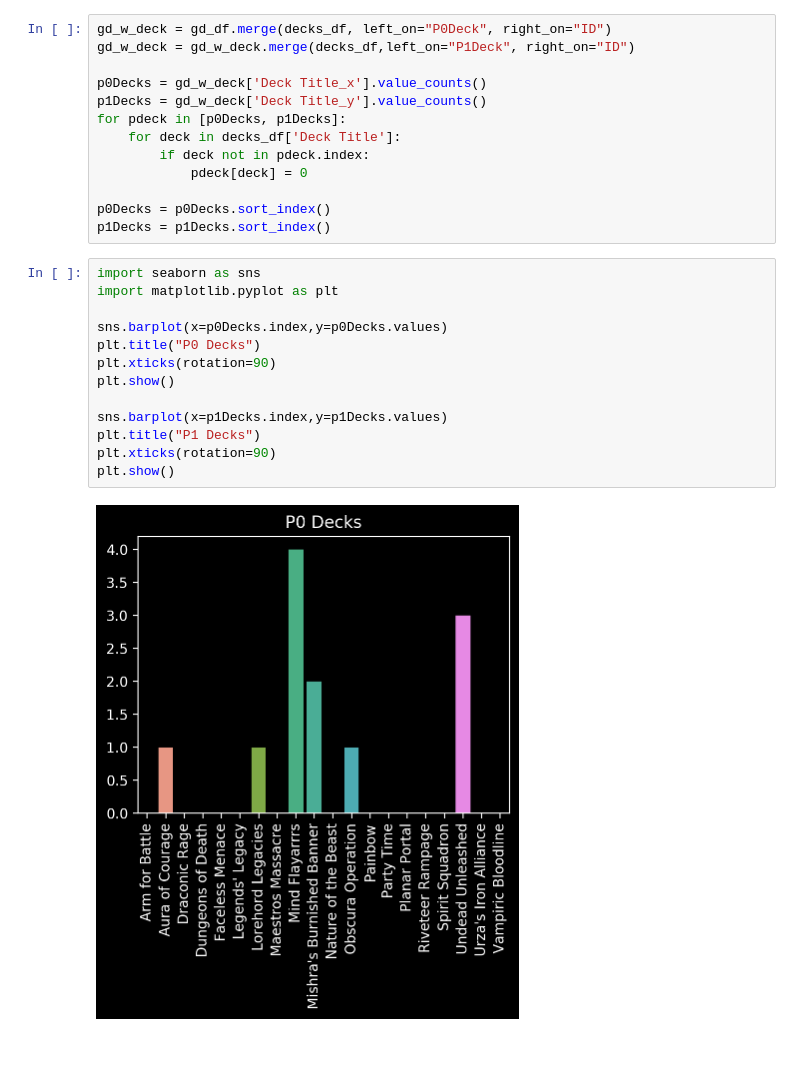
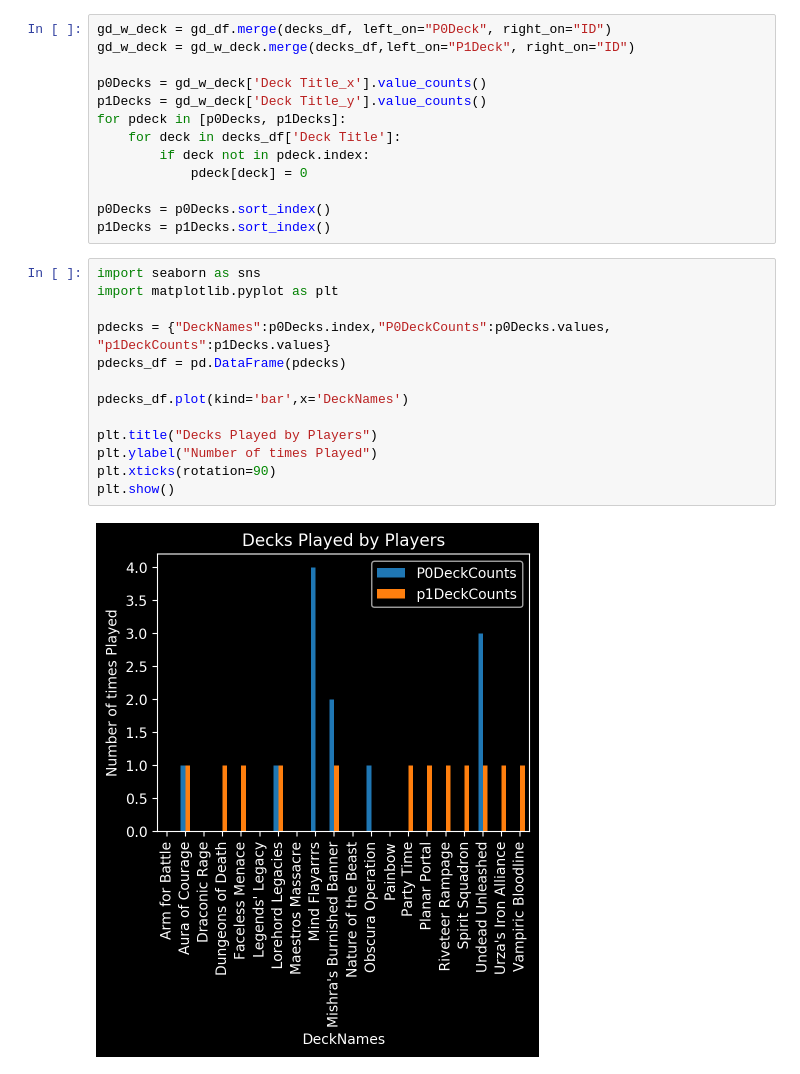
Before and after one commit to amcclead7336/MTG_GameData, a Jupyter notebook: DAX.ipynb, the cells around one changed output. Drawn from its saved outputs; the diff is of its cells as text; blank space fills up the shorter version.

Commit message:
Add some deck analytics

```diff
--- a/DAX.ipynb
+++ b/DAX.ipynb
@@ -35,15 +35,15 @@ p1Decks = p1Decks.sort_index()
 # %%
 import seaborn as sns
 import matplotlib.pyplot as plt
 
-sns.barplot(x=p0Decks.index,y=p0Decks.values)
-plt.title("P0 Decks")
+pdecks = {"DeckNames":p0Decks.index,"P0DeckCounts":p0Decks.values, "p1DeckCounts":p1Decks.values}
+pdecks_df = pd.DataFrame(pdecks)
+
+pdecks_df.plot(kind='bar',x='DeckNames')
+
+plt.title("Decks Played by Players")
+plt.ylabel("Number of times Played")
 plt.xticks(rotation=90)
 plt.show()
-
-sns.barplot(x=p1Decks.index,y=p1Decks.values)
-plt.title("P1 Decks")
-plt.xticks(rotation=90)
-plt.show()
 # %% [output]
-[figure, old version]
+[figure, new version]
```
Also changed, not shown: parts of 5 cells of this notebook.
